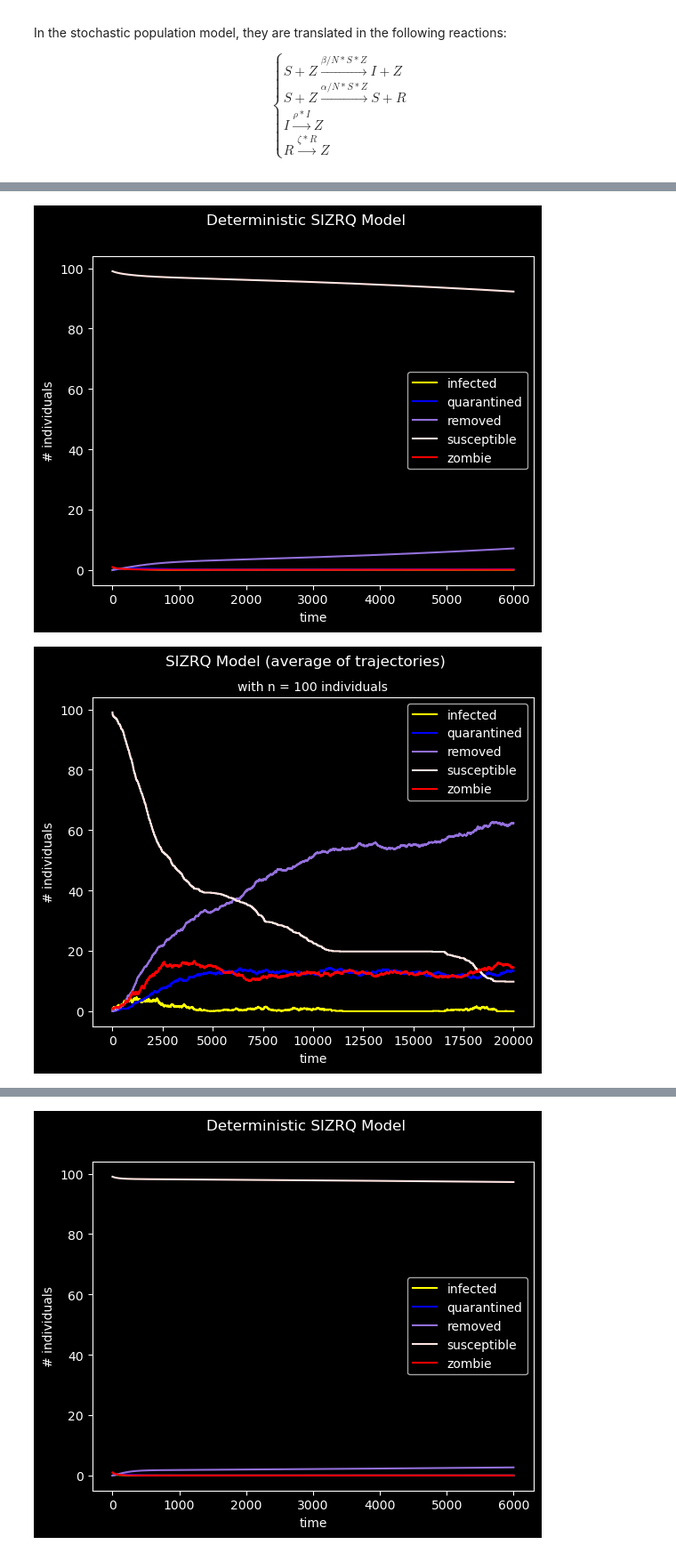
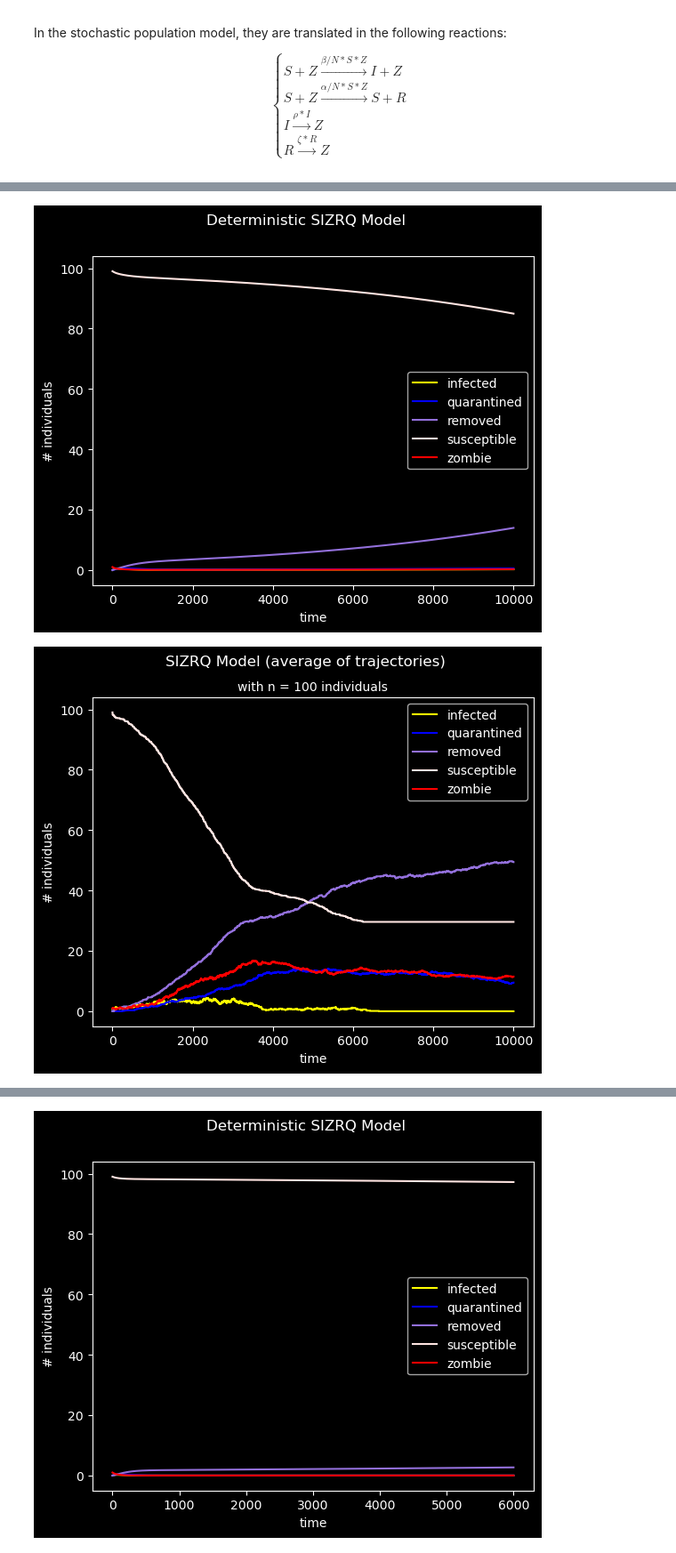
Before and after one commit to r-doz/Stochastic_zombies_attack, a Jupyter notebook: ZOMBIE_POPULATION_MODEL.ipynb, the cells around one changed output, grey strips where cells are left out. Shown at 89% size. Drawn from its saved outputs; the diff is of its cells as text; code cells hidden in the pictures.

```diff
--- a/ZOMBIE_POPULATION_MODEL.ipynb
+++ b/ZOMBIE_POPULATION_MODEL.ipynb
@@ -19,9 +19,8 @@ Let's define some global variables, as:
 # %%
 m = 10 #number of simulations
 n = 100 #population size
-t = 21 #time
-#colors = numpy.array(['mediumpurple','red','mistyrose']) #palette
-colors = numpy.array(['mediumpurple', 'mistyrose','red','green'])
+t = 10000 #time
+colors = numpy.array(['mediumpurple', 'mistyrose','red','green']) #palette
 # %% [markdown]
 Now we can define some methods that will be useful to run the model, visualize the results and compare the stochastic models with the deterministic ones.
 # %%
@@ -215,7 +214,6 @@ class SZR_model(gillespy2.Model):
         # Set the timespan for the simulation.
         self.timespan(numpy.linspace(0, t-1, t))
 # %%
-t = 1400
 model = SZR_model(n = n, t = t,p_s = 0.95, p_z = 0.05)
 results = run_stochastic_model(model, m, 'SZR Model', n, t=t)
 # %% [output]
@@ -299,7 +297,6 @@ class SIZR_model(gillespy2.Model):
         # Set the timespan for the simulation.
         self.timespan(numpy.linspace(0, t-1, t))
 # %%
-t = 4000
 n = 100
 colors = numpy.array(['yellow', 'mediumpurple', 'mistyrose','red'])
 model = SIZR_model(n = n, t = t,p_s = 0.99, p_z = 0.01)
@@ -409,7 +406,6 @@ class SIZRQ_model(gillespy2.Model):
         self.timespan(numpy.linspace(0, t-1, t))
 # %%
 #k = 0.0045 implies R0 = 1
-t = 6000
 n = 100
 colors = numpy.array(['yellow', 'blue', 'mediumpurple', 'mistyrose','red'])
 model = SIZRQ_model(n = n, t = t,p_s = 0.99, p_z = 0.01)
@@ -419,14 +415,13 @@ results = run_stochastic_model(model, m, 'SIZRQ Model', n, t=t)
 # %%
 d_results = run_deterministic_model(model, 'SIZRQ Model', n)
 # %% [output]
-[figure, old version]
+[figure, new version]
 # %%
 #now let's try with R0 > 1
-t = 20000
 model = SIZRQ_model(n = n, t = t,p_s = 0.99, p_z = 0.01, k = 0.0005)
 results = run_stochastic_model(model, m, 'SIZRQ Model', n, t=t)
 # %% [output]
-[figure, old version]
+[figure, new version]
 # %%
 d_results = run_deterministic_model(model, 'SIZRQ Model', n)
 # %% [output]
```
Also changed, not shown: parts of 17 cells of this notebook.
